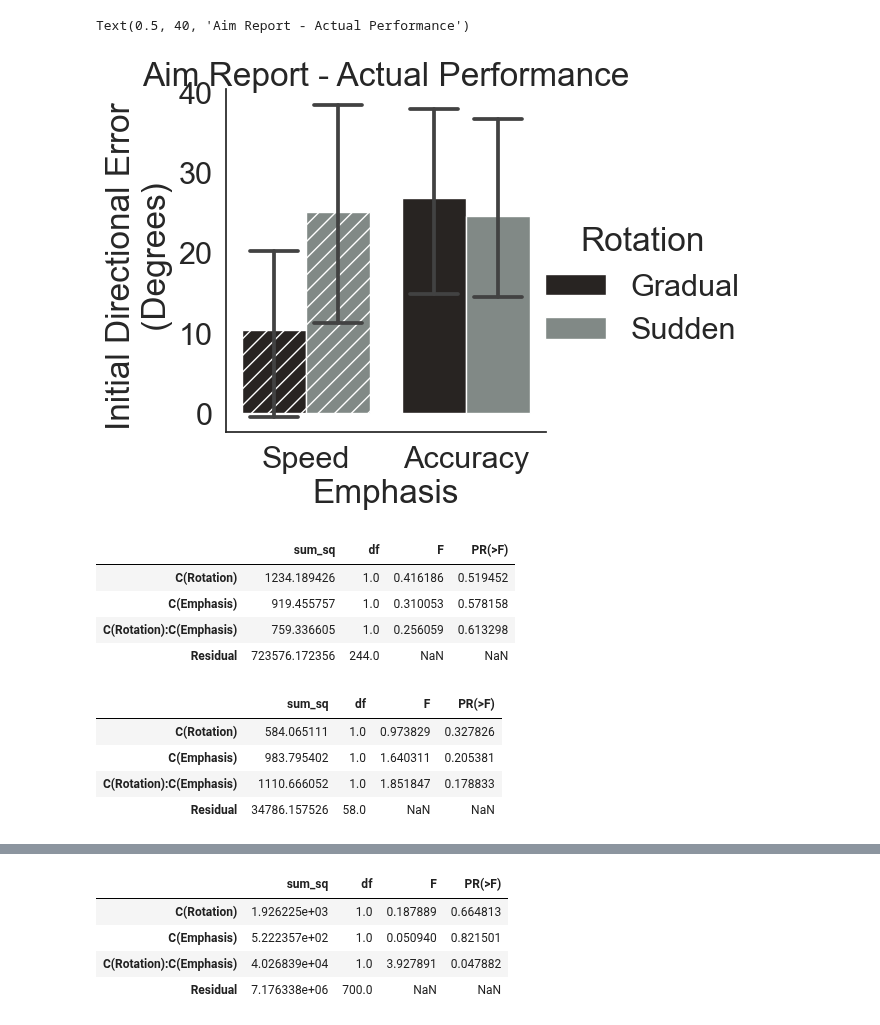
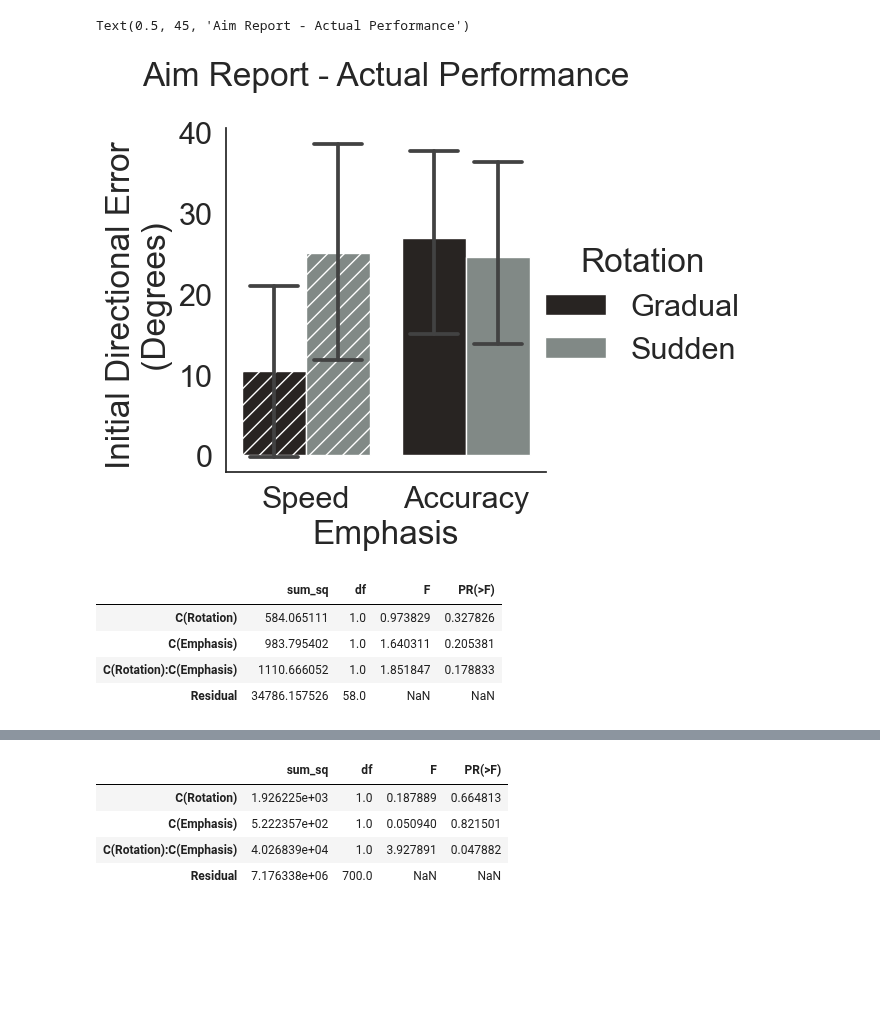
Before and after one commit to tejas-savalia/vma_behavioral, a Jupyter notebook: All experiments/feedback_aiming_unlearning/aim_analyses.ipynb, the cells around one changed output, grey strips where cells are left out. Drawn from its saved outputs; the diff is of its cells as text; code cells hidden in the pictures; blank space fills up the shorter version.

```diff
--- a/All experiments/feedback_aiming_unlearning/aim_analyses.ipynb
+++ b/All experiments/feedback_aiming_unlearning/aim_analyses.ipynb
@@ -75,50 +75,38 @@ df_collective_participant = df_collective.groupby(['p_id', 'Rotation', 'Emphasis
 # %%
 #Plotting
 sns.set_context('talk')
 sns.set(font_scale = 2)
 sns.set_style('white')
 colors = [ '#292421', '#808A87']
 sns.set_palette(sns.color_palette(colors))
 
 
 g = sns.catplot(y = 'difference', x = 'Emphasis', hue = 'Rotation',
             kind = 'bar', capsize = 0.3,
             data=df_collective_participant, hue_order=['Gradual', 'Sudden'], order = ['Speed', 'Accuracy'])
 
 hatches = ['//', '', '//', '']
 for ax in g.axes.flat:
     patches = [patch for patch in ax.patches]
     for i, patch in enumerate(patches):
         patch.set_hatch(hatches[i])
 
 g.set(ylabel='Initial Directional Error \n (Degrees)')
-plt.text(0.5, 40, "Aim Report - Actual Performance", ha='center', va='bottom')
+plt.text(0.5, 45, "Aim Report - Actual Performance", ha='center', va='bottom')
 # %% [output]
-Text(0.5, 40, 'Aim Report - Actual Performance')
+Text(0.5, 45, 'Aim Report - Actual Performance')
-[figure, old version]
+[figure, new version]
 # %%
 #ANOVA
 model = ols(
-    'difference ~ C(Rotation) * C(Emphasis)', data=df_collective).fit()
+    'difference ~ C(Rotation) * C(Emphasis)', data=df_collective_participant).fit()
 sm.stats.anova_lm(model, typ=2)
 # %% [output]
 |  | sum_sq | df | F | PR(>F) |
-| C(Rotation) | 1234.189426 | 1.0 | 0.416186 | 0.519452 |
-| C(Emphasis) | 919.455757 | 1.0 | 0.310053 | 0.578158 |
-| C(Rotation):C(Emphasis) | 759.336605 | 1.0 | 0.256059 | 0.613298 |
-| Residual | 723576.172356 | 244.0 | NaN | NaN |
+| C(Rotation) | 584.065111 | 1.0 | 0.973829 | 0.327826 |
+| C(Emphasis) | 983.795402 | 1.0 | 1.640311 | 0.205381 |
+| C(Rotation):C(Emphasis) | 1110.666052 | 1.0 | 1.851847 | 0.178833 |
+| Residual | 34786.157526 | 58.0 | NaN | NaN |
-# %%
-df_collective_participant = df_collective.groupby(['p_id', 'Rotation', 'Emphasis']).median().reset_index()
-#ANOVA
-model = ols(
-    'difference ~ C(Rotation) * C(Emphasis)', data=df_collective_participant).fit()
-sm.stats.anova_lm(model, typ=2)
-# %% [output]
-|  | sum_sq | df | F | PR(>F) |
-| C(Rotation) | 584.065111 | 1.0 | 0.973829 | 0.327826 |
-| C(Emphasis) | 983.795402 | 1.0 | 1.640311 | 0.205381 |
-| C(Rotation):C(Emphasis) | 1110.666052 | 1.0 | 1.851847 | 0.178833 |
-| Residual | 34786.157526 | 58.0 | NaN | NaN |
 # %%
 #Computing swipe angle from aim data.
 swipe_angle = [comp_init_movement_dir(np.array([ast.literal_eval(df_aim['aim_swipe_mouse.x'][trial]), ast.literal_eval(df_aim['aim_swipe_mouse.y'][trial])]).T) for trial in range(len(df_aim))]
```
Also changed, not shown: parts of 2 cells of this notebook.
